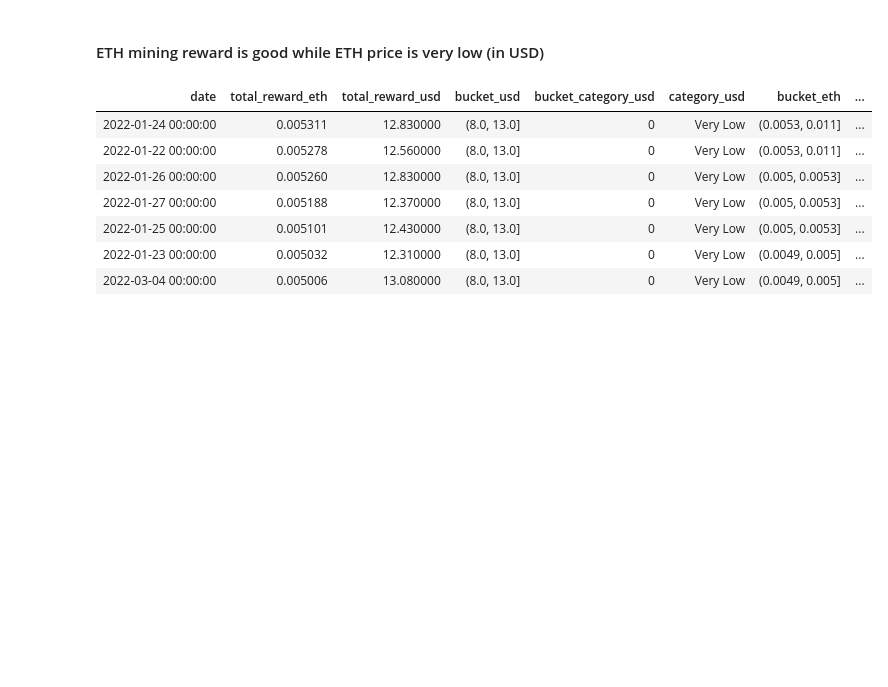
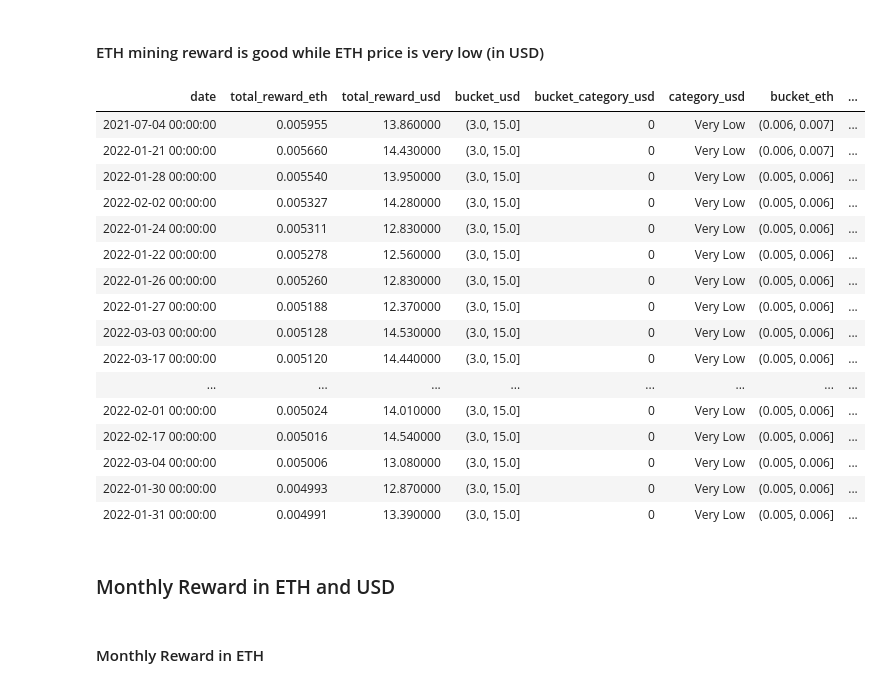
Before and after one commit to luckyp71/eth_mining_reward_rtx3090s, a Jupyter notebook: eth_mining_reward_rtx3090s.ipynb, the cells around one changed output. Saved outputs shown, nothing was run; the diff lists cells and outputs as text; code cells hidden in the pictures; blank space fills up the shorter version.

```diff
--- a/eth_mining_reward_rtx3090s.ipynb
+++ b/eth_mining_reward_rtx3090s.ipynb
@@ -13,7 +13,7 @@ warnings.filterwarnings('ignore')
 # %% [markdown]
 ### Load Data
 # %%
-df = pd.read_csv('./input/jan_april_mining_reward.csv')
+df = pd.read_csv('./input/jun21_apr22_reward.csv')
 # %% [markdown]
 ### Exploratory Data Analysis
 # %% [markdown]
@@ -71,3 +64,5 @@ df.head()
+# %%
+df = df[df['date']>= '2021-06-18'].sort_values(by='date')
 # %% [markdown]
 #### Get Summary Statistics
 # %%
@@ -208,17 +210,28 @@ df[(df['bucket_category_eth']==0) & (df['bucket_category_usd']!=0)].sort_values(
 # %%
 df[(df['bucket_category_eth']!=0) & (df['bucket_category_usd']==0)].sort_values(by=['bucket_category_eth',
                                                                                         'total_reward_eth'],
                                                                                         ascending=False)[[
     'date','total_reward_eth','total_reward_usd',
     'bucket_usd','bucket_category_usd','category_usd',
     'bucket_eth','bucket_category_eth','category_eth'
-]].head(7).style.hide_index()
+]].style.hide_index()
 # %% [output]
 | date | total_reward_eth | total_reward_usd | bucket_usd | bucket_category_usd | category_usd | bucket_eth | ... |
-| 2022-01-24 00:00:00 | 0.005311 | 12.830000 | (8.0, 13.0] | 0 | Very Low | (0.0053, 0.011] | ... |
-| 2022-01-22 00:00:00 | 0.005278 | 12.560000 | (8.0, 13.0] | 0 | Very Low | (0.0053, 0.011] | ... |
-| 2022-01-26 00:00:00 | 0.005260 | 12.830000 | (8.0, 13.0] | 0 | Very Low | (0.005, 0.0053] | ... |
-| 2022-01-27 00:00:00 | 0.005188 | 12.370000 | (8.0, 13.0] | 0 | Very Low | (0.005, 0.0053] | ... |
-| 2022-01-25 00:00:00 | 0.005101 | 12.430000 | (8.0, 13.0] | 0 | Very Low | (0.005, 0.0053] | ... |
-| 2022-01-23 00:00:00 | 0.005032 | 12.310000 | (8.0, 13.0] | 0 | Very Low | (0.0049, 0.005] | ... |
-| 2022-03-04 00:00:00 | 0.005006 | 13.080000 | (8.0, 13.0] | 0 | Very Low | (0.0049, 0.005] | ... |
+| 2021-07-04 00:00:00 | 0.005955 | 13.860000 | (3.0, 15.0] | 0 | Very Low | (0.006, 0.007] | ... |
+| 2022-01-21 00:00:00 | 0.005660 | 14.430000 | (3.0, 15.0] | 0 | Very Low | (0.006, 0.007] | ... |
+| 2022-01-28 00:00:00 | 0.005540 | 13.950000 | (3.0, 15.0] | 0 | Very Low | (0.005, 0.006] | ... |
+| 2022-02-02 00:00:00 | 0.005327 | 14.280000 | (3.0, 15.0] | 0 | Very Low | (0.005, 0.006] | ... |
+| 2022-01-24 00:00:00 | 0.005311 | 12.830000 | (3.0, 15.0] | 0 | Very Low | (0.005, 0.006] | ... |
+| 2022-01-22 00:00:00 | 0.005278 | 12.560000 | (3.0, 15.0] | 0 | Very Low | (0.005, 0.006] | ... |
+| 2022-01-26 00:00:00 | 0.005260 | 12.830000 | (3.0, 15.0] | 0 | Very Low | (0.005, 0.006] | ... |
+| 2022-01-27 00:00:00 | 0.005188 | 12.370000 | (3.0, 15.0] | 0 | Very Low | (0.005, 0.006] | ... |
+| 2022-03-03 00:00:00 | 0.005128 | 14.530000 | (3.0, 15.0] | 0 | Very Low | (0.005, 0.006] | ... |
+| 2022-03-17 00:00:00 | 0.005120 | 14.440000 | (3.0, 15.0] | 0 | Very Low | (0.005, 0.006] | ... |
+| ... | ... | ... | ... | ... | ... | ... | ... |
+| 2022-02-01 00:00:00 | 0.005024 | 14.010000 | (3.0, 15.0] | 0 | Very Low | (0.005, 0.006] | ... |
+| 2022-02-17 00:00:00 | 0.005016 | 14.540000 | (3.0, 15.0] | 0 | Very Low | (0.005, 0.006] | ... |
+| 2022-03-04 00:00:00 | 0.005006 | 13.080000 | (3.0, 15.0] | 0 | Very Low | (0.005, 0.006] | ... |
+| 2022-01-30 00:00:00 | 0.004993 | 12.870000 | (3.0, 15.0] | 0 | Very Low | (0.005, 0.006] | ... |
+| 2022-01-31 00:00:00 | 0.004991 | 13.390000 | (3.0, 15.0] | 0 | Very Low | (0.005, 0.006] | ... |
+# %% [markdown]
+### Monthly Reward in ETH and USD
@@ -224,0 +240,2 @@ df[(df['bucket_category_eth']!=0) & (df['bucket_category_usd']==0)].sort_values(
+# %% [markdown]
+#### Monthly Reward in ETH
```
Also changed, not shown: parts of 30 cells of this notebook, 2 other files.
